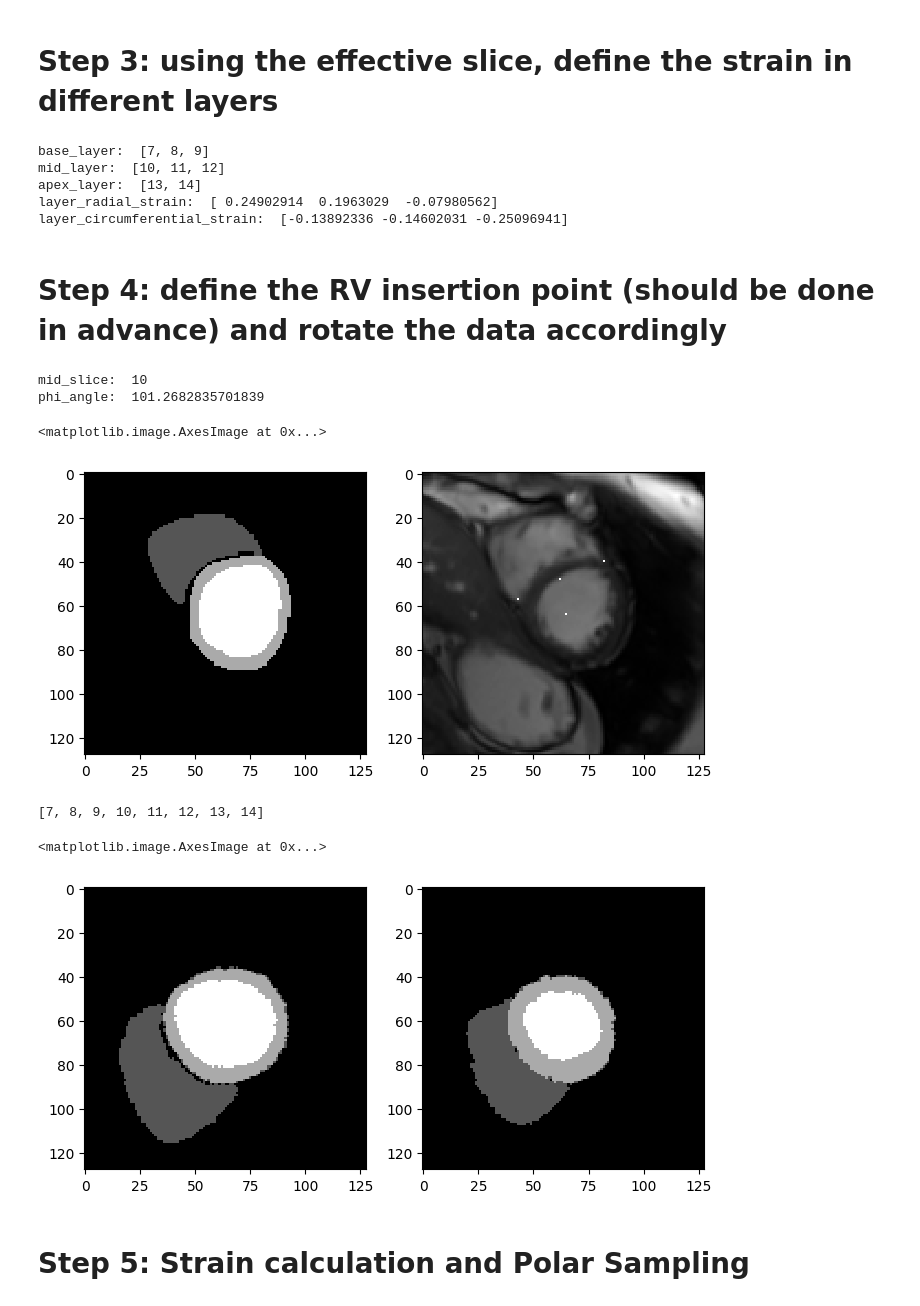
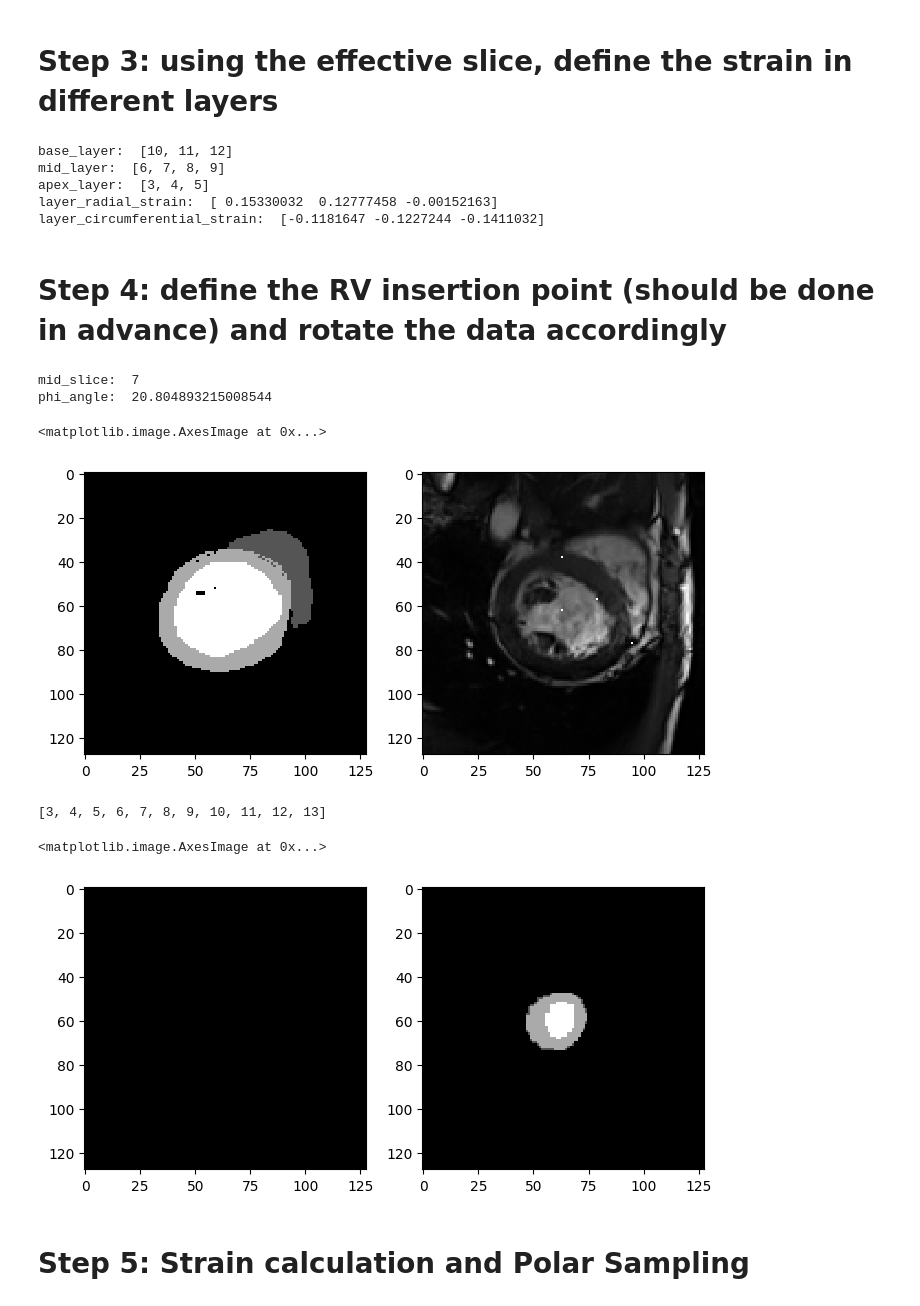
Before and after one commit to zhennongchen/DeepStrain, a Jupyter notebook: main_strain.ipynb, the cells around one changed output. Cells and saved outputs as stored; diff of their text form; code cells hidden in the pictures.

```diff
--- a/main_strain.ipynb
+++ b/main_strain.ipynb
@@ -27,7 +27,7 @@ spreadsheet = pd.read_excel(os.path.join(data_path, 'Patient_list', 'Important_H
 # %%
 # find patinet_list
 patient_list = spreadsheet.iloc[0:50]
-patient_index = 4
+patient_index = 25
 # %%
 # first: get the ED and ES frame
 patient_id_num = patient_list['OurID'].iloc[patient_index]
@@ -135,9 +135,14 @@ Global Circumferential strain:  -0.14923438405401304
 # find the nonzero slices in the strain.mask
 slice_nonzero_ed = [i for i in range(strain.mask.shape[2]) if np.sum(strain.mask[:,:,i] > 1)>0]
 slice_nonzero_es = [i for i in range(strain_es.mask.shape[2]) if np.sum(strain_es.mask[:,:,i] > 1)>0]
-slice_effective = slice_nonzero_es
+# find the effective slices, which is the intersection of nonzero slices in ED and ES. please write the code here
+slice_effective = []
+for i in slice_nonzero_ed:
+    if i in slice_nonzero_es:
+        slice_effective.append(i)
 print(strain.mask.shape, slice_nonzero_ed)
-print(strain_es.mask.shape, slice_effective)
+print(strain_es.mask.shape, slice_nonzero_es)
+print('slice Effective: ', slice_effective)
 
 # find out it starts from apex or base
 start_slice = np.copy(strain.mask[:,:,slice_nonzero_ed[1]]); start_slice[start_slice >0] = 1
@@ -197,11 +203,11 @@ layer_circumferential_strain = np.asarray(Ecc_layer)
 print('layer_radial_strain: ', layer_radial_strain)
 print('layer_circumferential_strain: ', layer_circumferential_strain)
 # %% [output]
-base_layer:  [7, 8, 9]
-mid_layer:  [10, 11, 12]
-apex_layer:  [13, 14]
-layer_radial_strain:  [ 0.24902914  0.1963029  -0.07980562]
-layer_circumferential_strain:  [-0.13892336 -0.14602031 -0.25096941]
+base_layer:  [10, 11, 12]
+mid_layer:  [6, 7, 8, 9]
+apex_layer:  [3, 4, 5]
+layer_radial_strain:  [ 0.15330032  0.12777458 -0.00152163]
+layer_circumferential_strain:  [-0.1181647 -0.1227244 -0.1411032]
 # %% [markdown]
 # Step 4: define the RV insertion point (should be done in advance) and rotate the data accordingly
 # %%
@@ -239,27 +245,27 @@ ii[insertion_p1[0], insertion_p1[1]] = np.max(ii); ii[insertion_p2[0], insertion
 ii[int(cx_lv), int(cy_lv)] = np.max(ii); ii[int(cx_rv), int(cy_rv)] = np.max(ii)
 plt.subplot(122); plt.imshow(ii, cmap='gray')
 # %% [output]
-mid_slice:  10
-phi_angle:  101.2682835701839
+mid_slice:  7
+phi_angle:  20.804893215008544
 <matplotlib.image.AxesImage at 0x...>
-[figure, old version]
+[figure, new version]
 # %%
 # rotate the data so that RV is under LV
 rotate_f = myocardial_strain_zc.Rotate_data(strain.Err, strain.Ecc, strain.mask, insertion_p1, insertion_p2, non_slice_num = slice_effective )
 Err_rot, Ecc_rot, mask_rot, ID = rotate_f.rotate_orientation(for_visualization=False)
 Err_rot_vis, Ecc_rot_vis, mask_rot_vis, ID = rotate_f.rotate_orientation(for_visualization=True)
 
 rotate_f_es = myocardial_strain_zc.Rotate_data(strain.Err, strain.Ecc, strain_es.mask, insertion_p1, insertion_p2, non_slice_num = slice_effective )
 Err_rot_es, Ecc_rot_es, mask_rot_es, ID = rotate_f_es.rotate_orientation(for_visualization=False)
 
 print(ID)
 plt.figure(figsize=(8,4))
-plt.subplot(121); plt.imshow(mask_rot[:,:,1], cmap='gray')
-plt.subplot(122); plt.imshow(mask_rot_es[:,:,1], cmap='gray')
+plt.subplot(121); plt.imshow(mask_rot[:,:,10], cmap='gray')
+plt.subplot(122); plt.imshow(mask_rot_es[:,:,10], cmap='gray')
 # %% [output]
-[7, 8, 9, 10, 11, 12, 13, 14]
+[3, 4, 5, 6, 7, 8, 9, 10, 11, 12, 13]
 <matplotlib.image.AxesImage at 0x...>
-[figure, old version]
+[figure, new version]
 # %% [markdown]
 # Step 5: Strain calculation and Polar Sampling
 # %%
```
Also changed, not shown: parts of 4 cells of this notebook, 6 other files.
